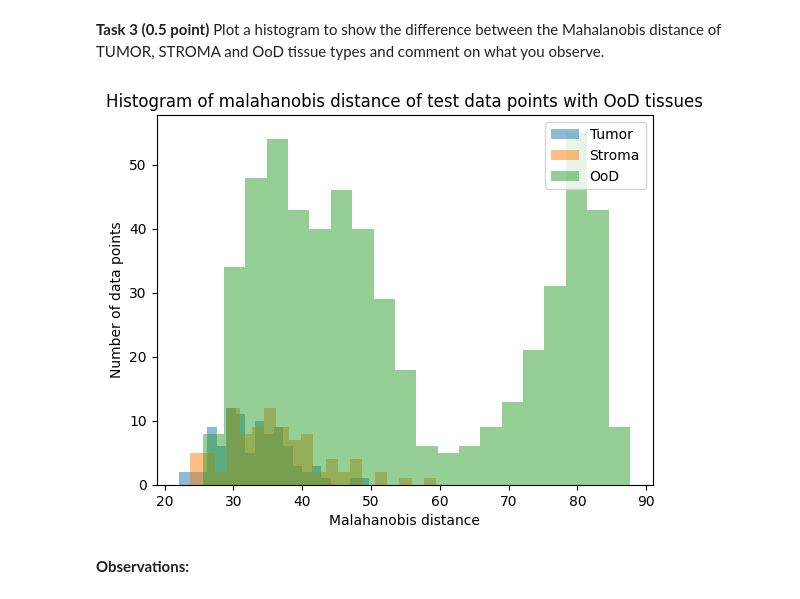
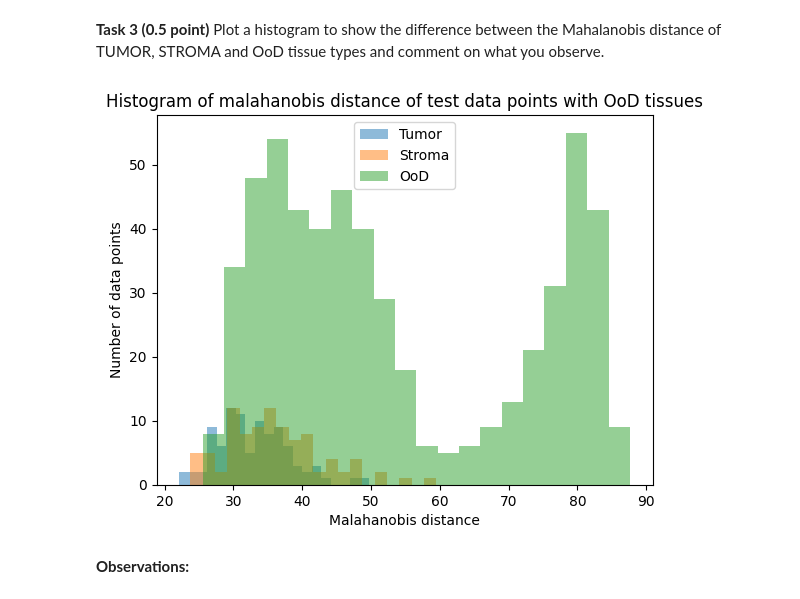
Before and after one commit to OctavioProfeta/iapr, a Jupyter notebook: labs/lab_03_classification.ipynb, the cells around one changed output. Cells and saved outputs as stored; diff of their text form; code cells hidden in the pictures.

```diff
--- a/labs/lab_03_classification.ipynb
+++ b/labs/lab_03_classification.ipynb
@@ -183,21 +183,21 @@ _, dist_w_ood = malahanobis_binary_classification(train_features, train_labels,
 # %%
 ### Task 3
 
 import matplotlib.pyplot as plt
 
 # Plot histogram of distances with different colors for each class
 plt.hist(dist_w_ood[test_labels_w_ood==0], bins=20, alpha=0.5, label='Tumor')
 plt.hist(dist_w_ood[test_labels_w_ood==1], bins=20, alpha=0.5, label='Stroma')
 plt.hist(dist_w_ood[test_labels_w_ood==-1], bins=20, alpha=0.5, label='OoD')
 
 # Add legend and other stuff
-plt.legend(loc='upper right')
+plt.legend()
 plt.title("Histogram of malahanobis distance of test data points with OoD tissues")
 plt.xlabel("Malahanobis distance")
 plt.ylabel("Number of data points")
 plt.show()
 # %% [output]
-[figure, old version]
+[figure, new version]
 # %% [markdown]
 **Observations:**
 # %% [markdown]
```
Also changed, not shown: parts of 3 cells of this notebook.
